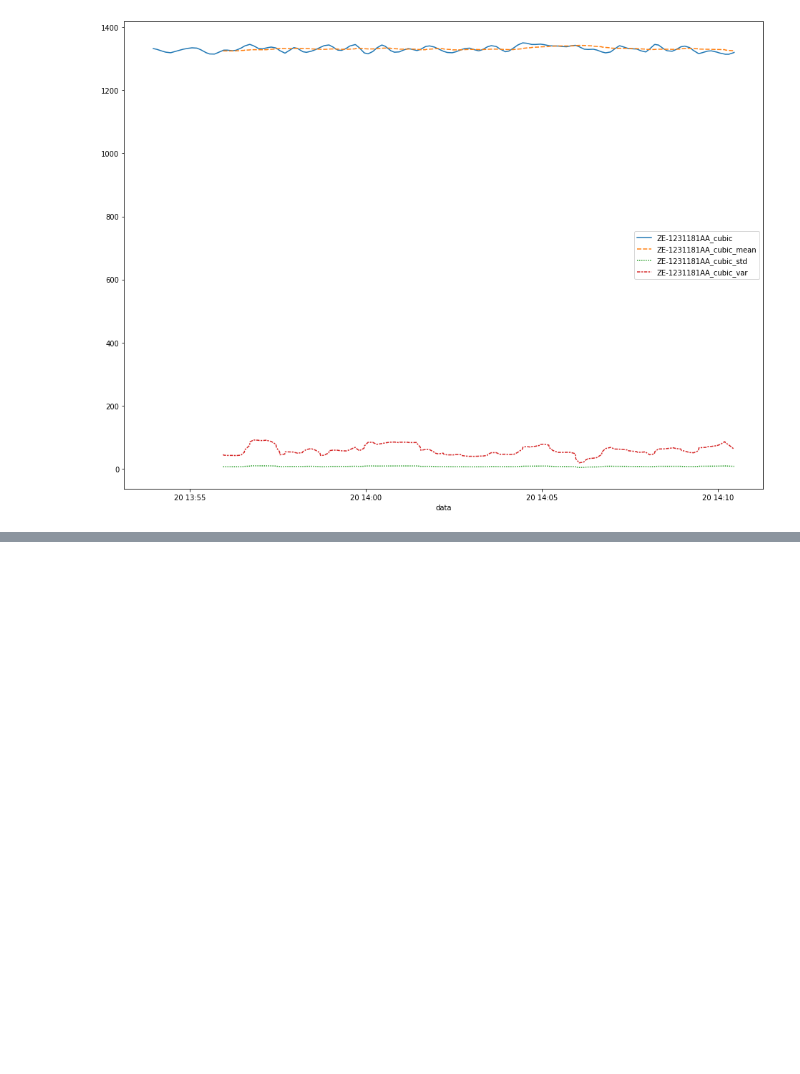
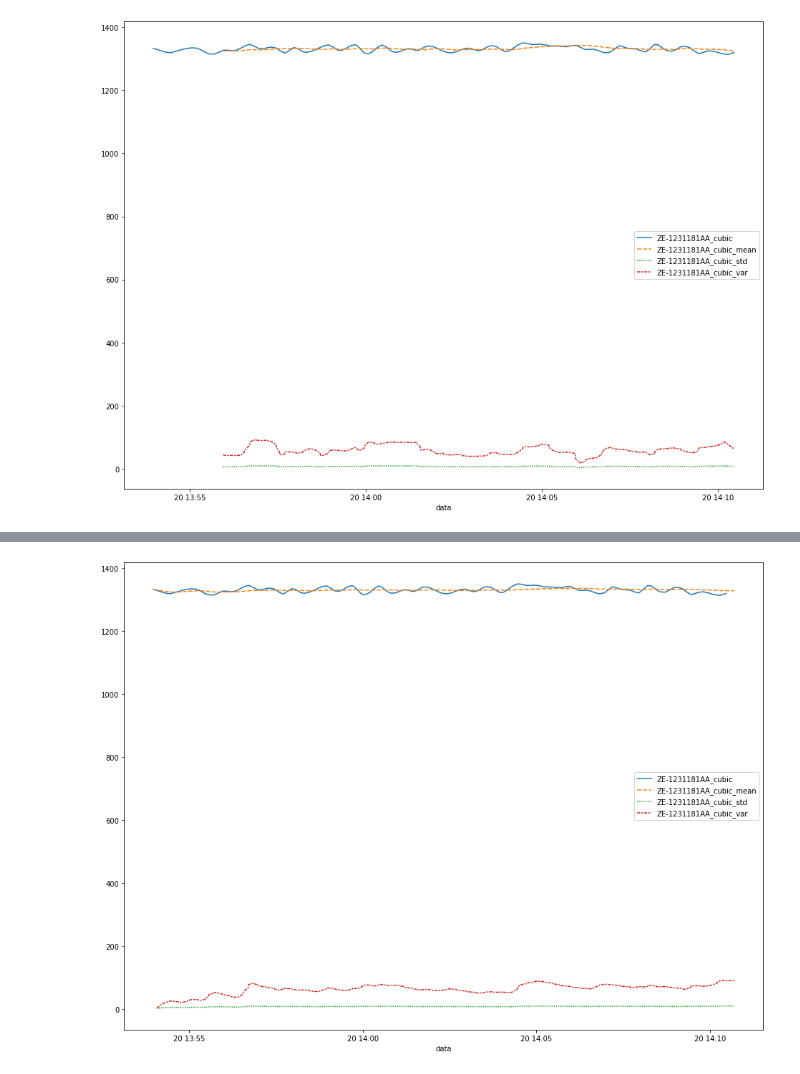
Before and after one commit to patricksferraz/analytics-utils, a Jupyter notebook: analytics-dash.ipynb, the cells around one changed output, grey strips where cells are left out. Cells and saved outputs as stored; diff of their text form; code cells hidden in the pictures; blank space fills up the shorter version.

```diff
--- a/analytics-dash.ipynb
+++ b/analytics-dash.ipynb
@@ -264,0 +296,11 @@ MissingDataError: exog contains inf or nans
+# %%
+# Show ewm average, std and var in the column zero
+ewm_df = cubic_df.iloc[:,1].copy()
+m_ewm = ewm(ewm_df, halflife=24, ewm_type="mean")
+m_ewm = m_ewm.rename(m_ewm.name+"_mean")
+std_ewm = ewm(ewm_df, halflife=24, ewm_type="std")
+std_ewm = std_ewm.rename(std_ewm.name+"_std")
+var_ewm = ewm(ewm_df, halflife=24, ewm_type="var")
+var_ewm = var_ewm.rename(var_ewm.name+"_var")
+wide_edf = pd.concat([ewm_df, m_ewm, std_ewm, var_ewm], axis=1)
+display(wide_edf)
@@ -264,0 +327,6 @@ MissingDataError: exog contains inf or nans
+# %%
+# Show graphic ewm average, std and var in the column zero
+fig = plt.figure(figsize=(16, 12))
+ax = sns.lineplot(data=wide_edf)
+# %% [output]
+[figure, added]
```
Also changed, not shown: parts of 10 cells of this notebook.
